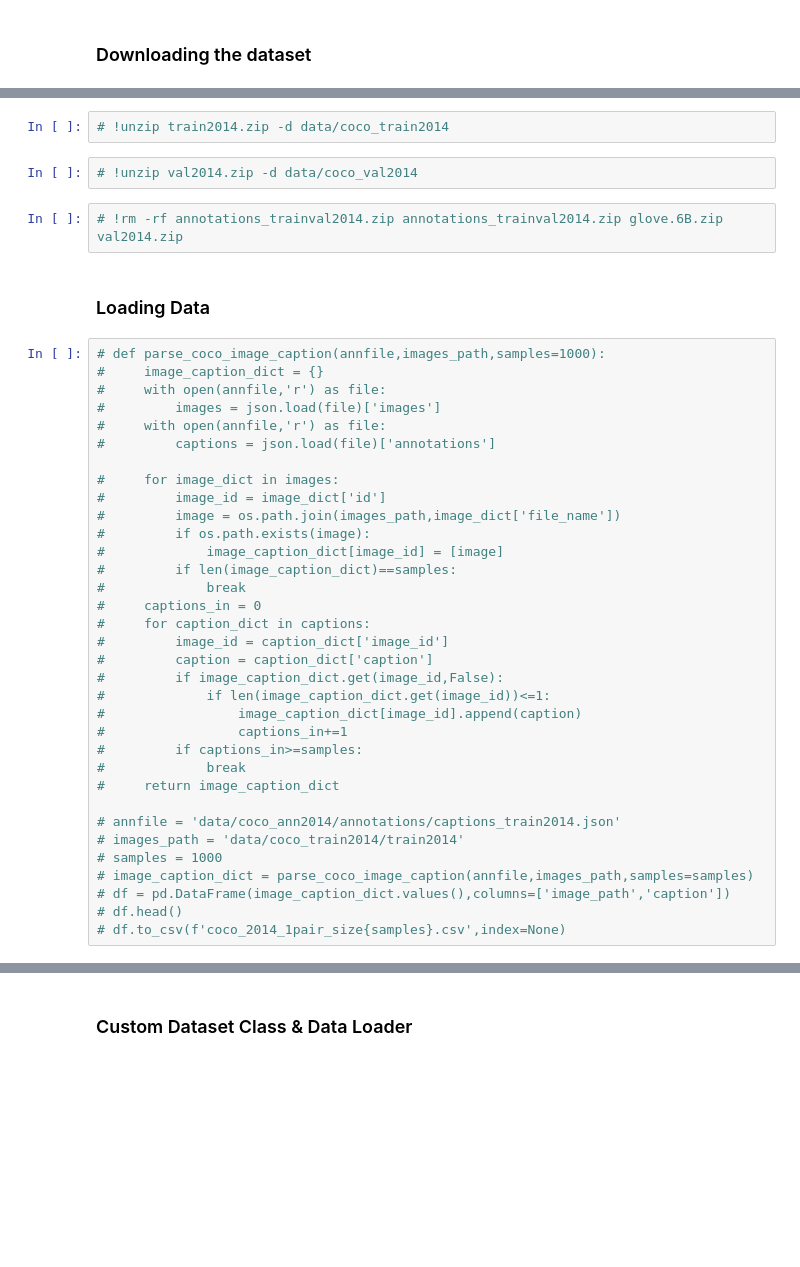
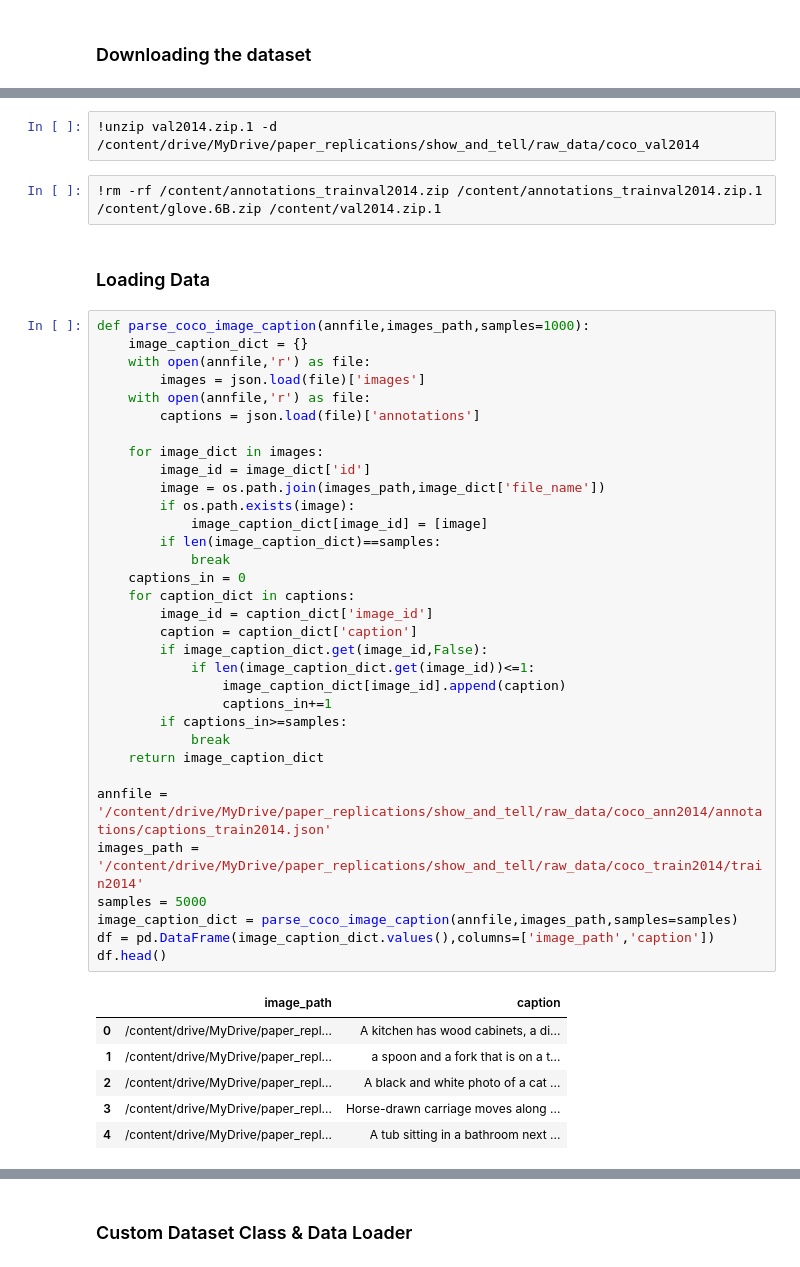
Before and after one commit to hakeematyab/Neural-Image-Caption-Generator-Show-and-Tell-Paper-Replication, a Jupyter notebook: ShowAndTell.ipynb, the cells around one changed output, grey strips where cells are left out. Cells and saved outputs as stored; diff of their text form; blank space fills up the shorter version.

```diff
--- a/ShowAndTell.ipynb
+++ b/ShowAndTell.ipynb
@@ -50,42 +50,46 @@ device(type='cuda')
-# %%
-# !unzip train2014.zip -d data/coco_train2014
 # %%
-# !unzip val2014.zip -d data/coco_val2014
+!unzip val2014.zip.1 -d /content/drive/MyDrive/paper_replications/show_and_tell/raw_data/coco_val2014
 # %%
-# !rm -rf annotations_trainval2014.zip annotations_trainval2014.zip glove.6B.zip val2014.zip
+!rm -rf /content/annotations_trainval2014.zip /content/annotations_trainval2014.zip.1 /content/glove.6B.zip /content/val2014.zip.1
 # %% [markdown]
 ### Loading Data
 # %%
-# def parse_coco_image_caption(annfile,images_path,samples=1000):
-#     image_caption_dict = {}
-#     with open(annfile,'r') as file:
-#         images = json.load(file)['images']
-#     with open(annfile,'r') as file:
-#         captions = json.load(file)['annotations']
+def parse_coco_image_caption(annfile,images_path,samples=1000):
+    image_caption_dict = {}
+    with open(annfile,'r') as file:
+        images = json.load(file)['images']
+    with open(annfile,'r') as file:
+        captions = json.load(file)['annotations']
 
-#     for image_dict in images:
-#         image_id = image_dict['id']
-#         image = os.path.join(images_path,image_dict['file_name'])
-#         if os.path.exists(image):
-#             image_caption_dict[image_id] = [image]
-#         if len(image_caption_dict)==samples:
-#             break
-#     captions_in = 0
-#     for caption_dict in captions:
-#         image_id = caption_dict['image_id']
-#         caption = caption_dict['caption']
-#         if image_caption_dict.get(image_id,False):
-#             if len(image_caption_dict.get(image_id))<=1:
-#                 image_caption_dict[image_id].append(caption)
-#                 captions_in+=1
-#         if captions_in>=samples:
-#             break
-#     return image_caption_dict
+    for image_dict in images:
+        image_id = image_dict['id']
+        image = os.path.join(images_path,image_dict['file_name'])
+        if os.path.exists(image):
+            image_caption_dict[image_id] = [image]
+        if len(image_caption_dict)==samples:
+            break
+    captions_in = 0
+    for caption_dict in captions:
+        image_id = caption_dict['image_id']
+        caption = caption_dict['caption']
+        if image_caption_dict.get(image_id,False):
+            if len(image_caption_dict.get(image_id))<=1:
+                image_caption_dict[image_id].append(caption)
+                captions_in+=1
+        if captions_in>=samples:
+            break
+    return image_caption_dict
 
-# annfile = 'data/coco_ann2014/annotations/captions_train2014.json'
-# images_path = 'data/coco_train2014/train2014'
-# samples = 1000
-# image_caption_dict = parse_coco_image_caption(annfile,images_path,samples=samples)
-# df = pd.DataFrame(image_caption_dict.values(),columns=['image_path','caption'])
-# df.head()
-# df.to_csv(f'coco_2014_1pair_size{samples}.csv',index=None)
+annfile = '/content/drive/MyDrive/paper_replications/show_and_tell/raw_data/coco_ann2014/annotations/captions_train2014.json'
+images_path = '/content/drive/MyDrive/paper_replications/show_and_tell/raw_data/coco_train2014/train2014'
+samples = 5000
+image_caption_dict = parse_coco_image_caption(annfile,images_path,samples=samples)
+df = pd.DataFrame(image_caption_dict.values(),columns=['image_path','caption'])
+df.head()
+# %% [output]
+|  | image_path | caption |
+| 0 | /content/drive/MyDrive/paper_repl... | A kitchen has wood cabinets, a di... |
+| 1 | /content/drive/MyDrive/paper_repl... | a spoon and a fork that is on a t... |
+| 2 | /content/drive/MyDrive/paper_repl... | A black and white photo of a cat ... |
+| 3 | /content/drive/MyDrive/paper_repl... | Horse-drawn carriage moves along ... |
+| 4 | /content/drive/MyDrive/paper_repl... | A tub sitting in a bathroom next ... |
```
Also changed, not shown: parts of 45 cells of this notebook.
